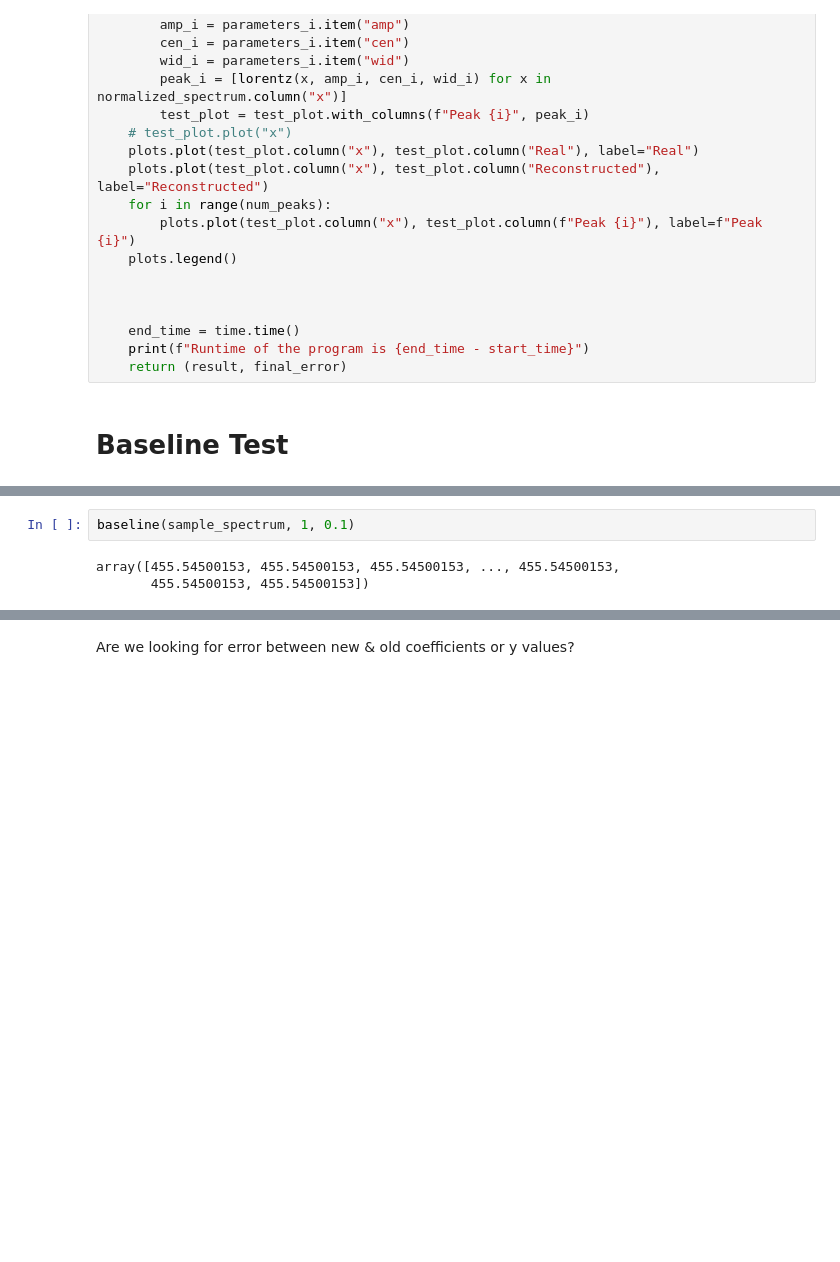
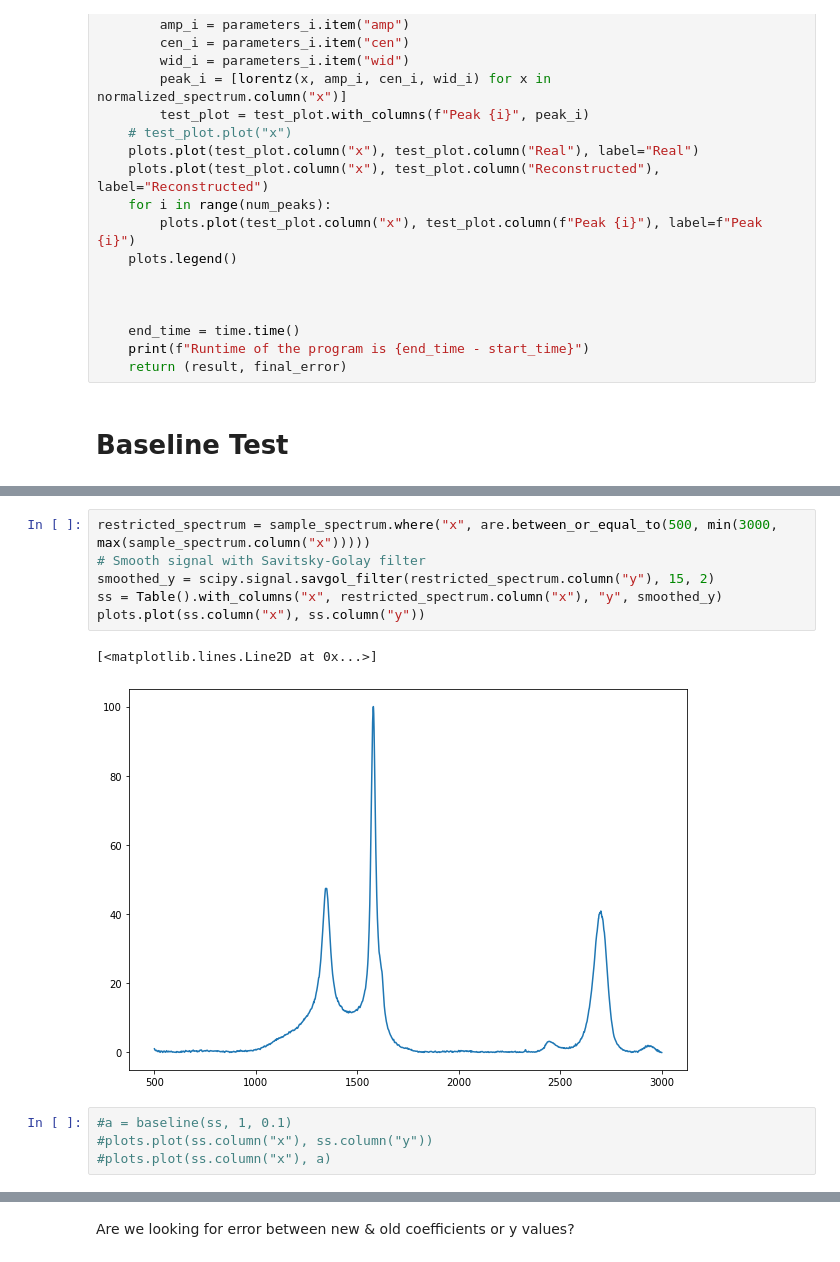
Before and after one commit to dvconricode/SALT, a Jupyter notebook: Spectra Fit .ipynb, the cells around one changed output, grey strips where cells are left out. Cells and saved outputs as stored; diff of their text form; blank space fills up the shorter version.

```diff
--- a/Spectra Fit .ipynb
+++ b/Spectra Fit .ipynb
@@ -178,5 +193,13 @@ def fit_spectrum(spectrum, num_peaks, baseline_deg, baseline_tol, peak_type, err
+# %%
+restricted_spectrum = sample_spectrum.where("x", are.between_or_equal_to(500, min(3000, max(sample_spectrum.column("x")))))
+# Smooth signal with Savitsky-Golay filter
+smoothed_y = scipy.signal.savgol_filter(restricted_spectrum.column("y"), 15, 2)
+ss = Table().with_columns("x", restricted_spectrum.column("x"), "y", smoothed_y)
+plots.plot(ss.column("x"), ss.column("y"))
+# %% [output]
+[<matplotlib.lines.Line2D at 0x...>]
+[figure, added]
 # %%
-baseline(sample_spectrum, 1, 0.1)
+#a = baseline(ss, 1, 0.1)
+#plots.plot(ss.column("x"), ss.column("y"))
+#plots.plot(ss.column("x"), a)
-# %% [output]
-array([455.54500153, 455.54500153, 455.54500153, ..., 455.54500153,
-       455.54500153, 455.54500153])
```
Also changed, not shown: parts of 5 cells of this notebook.
